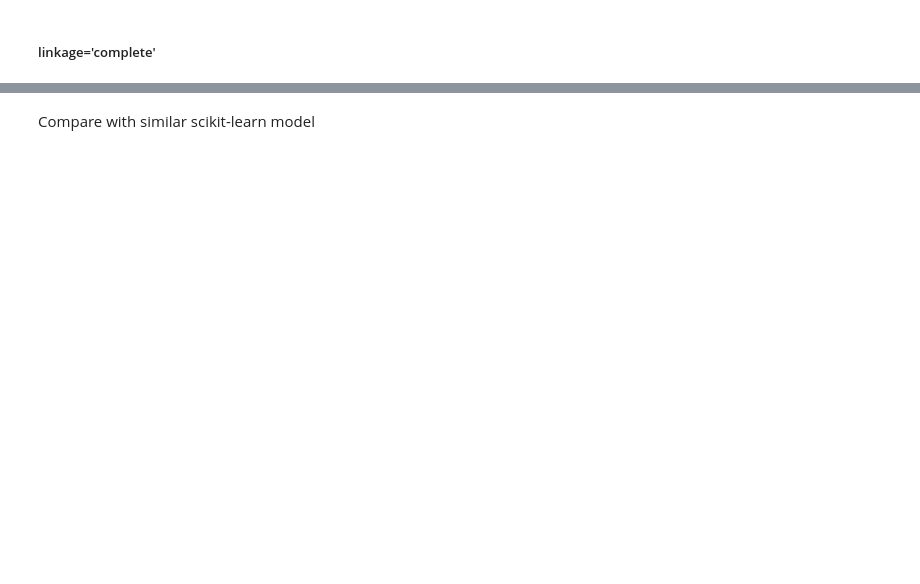
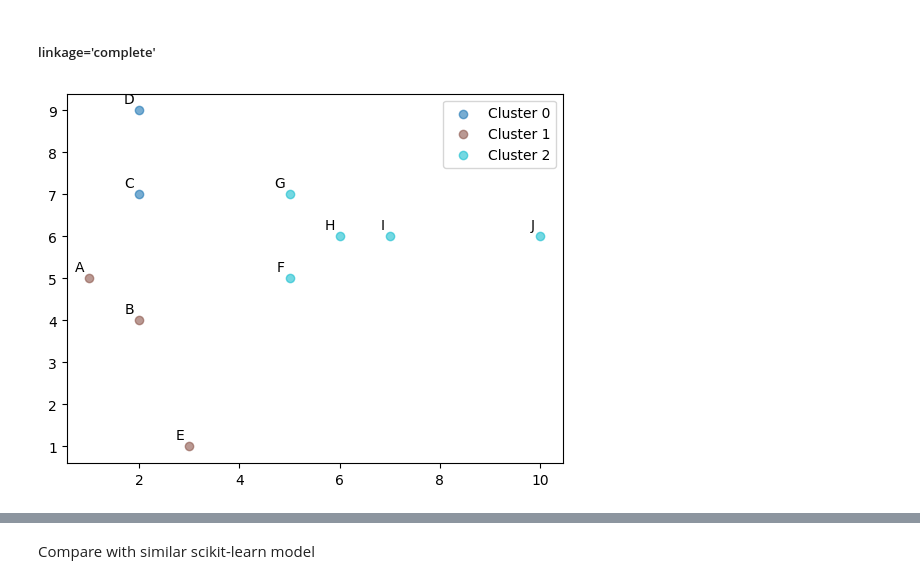
Before and after one commit to Artem259/univ5.2_DM, a Jupyter notebook: lab2/part2/main.ipynb, the cells around one changed output, grey strips where cells are left out. Saved outputs shown, nothing was run; the diff lists cells and outputs as text; code cells hidden in the pictures; blank space fills up the shorter version.

Commit message:
update(part2): AgglomerativeClustering.py, main.ipynb

```diff
--- a/lab2/part2/main.ipynb
+++ b/lab2/part2/main.ipynb
@@ -232,4 +230,16 @@ assert np.allclose(clusterer.distances_, sk_clusterer.distances_)
 # %%
 linkage = 'complete'
 # %%
-# TODO
+clusterer = AgglomerativeClustering(
+    n_clusters=n_clusters,
+    linkage=linkage,
+)
+clusterer.fit(X);
+# %%
+service.plot_clusters(
+    X,
+    labels=labels,
+    cluster_labels=clusterer.labels_,
+)
+# %% [output]
+[figure, added]
```
Also changed, not shown: parts of 22 cells of this notebook, 1 other file.
